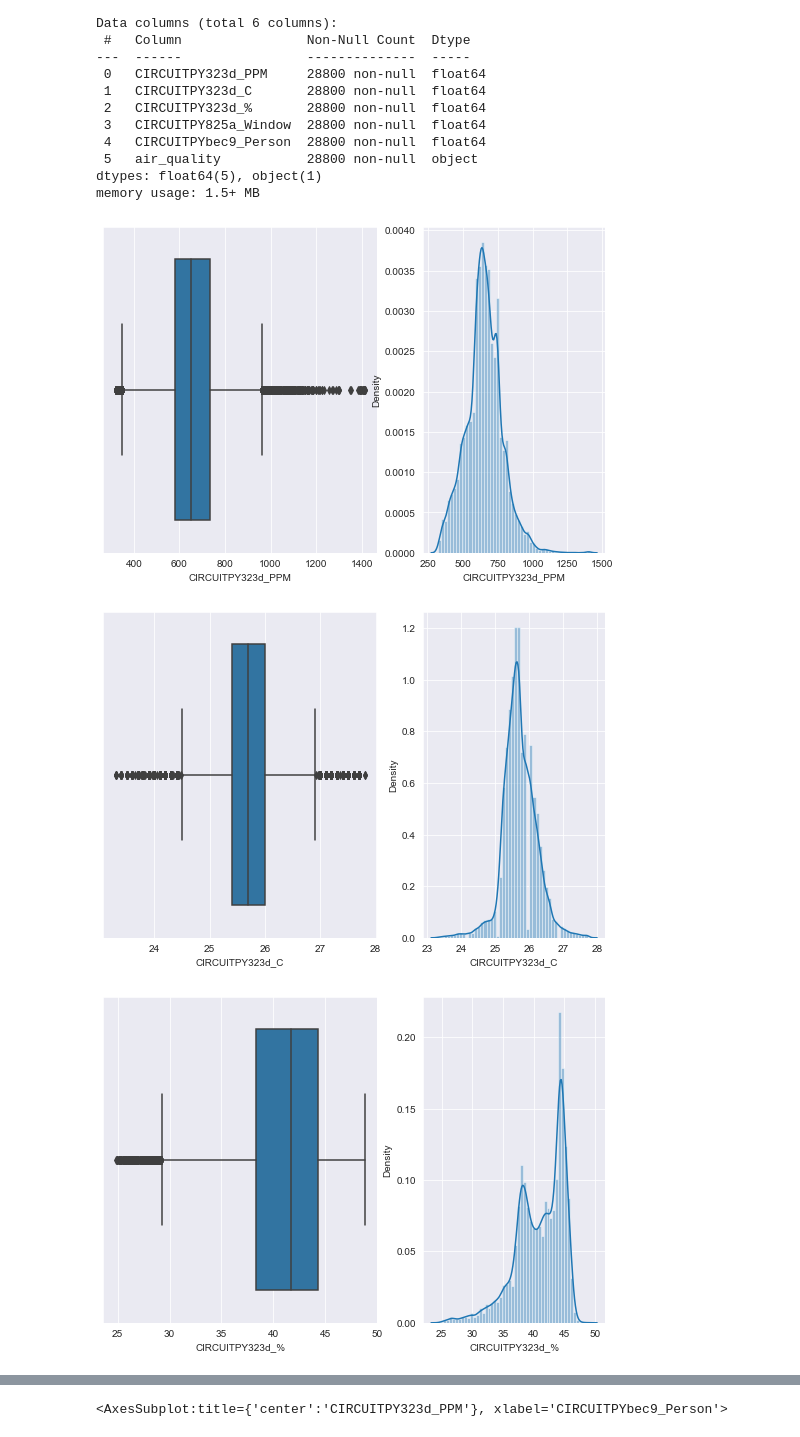
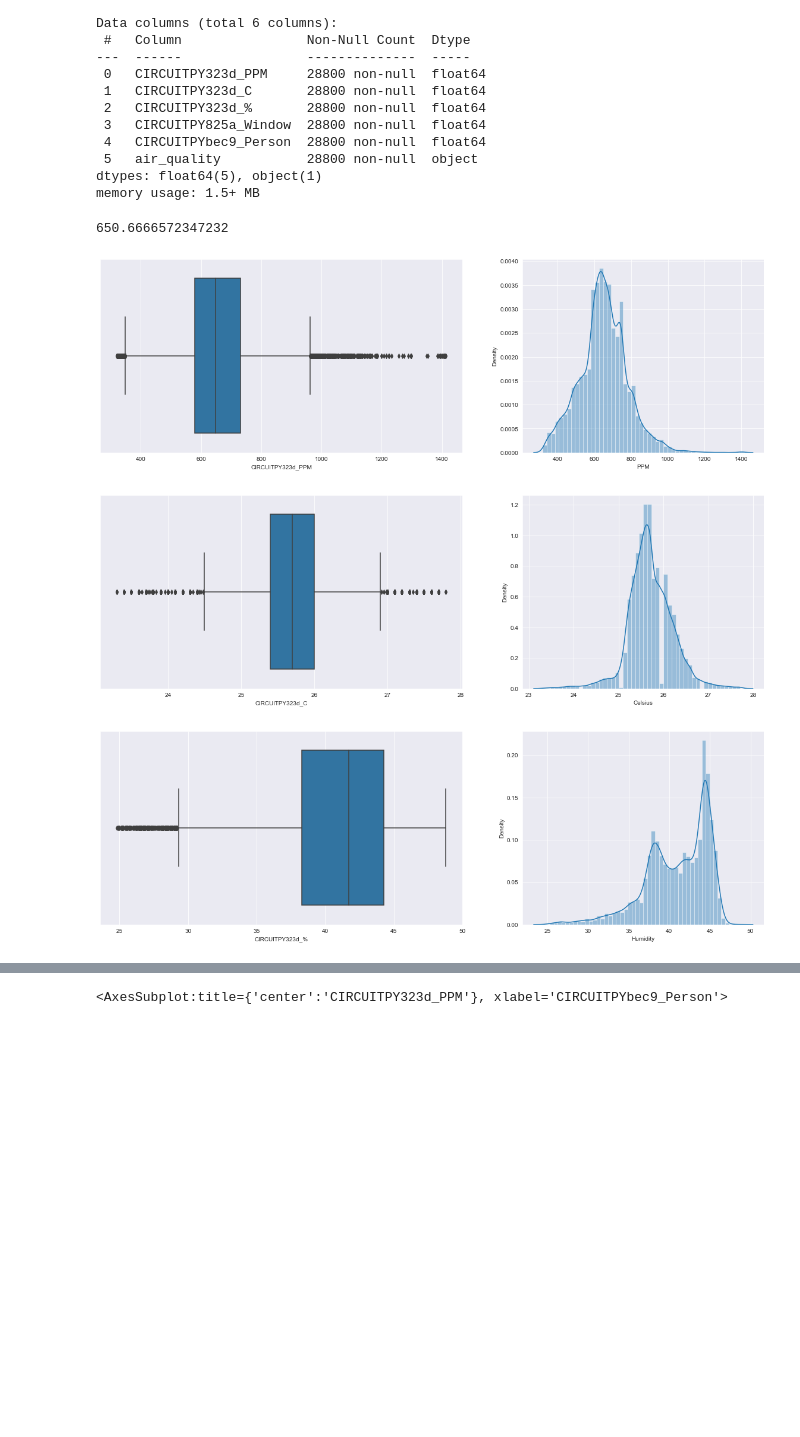
Before and after one commit to nicolarohner1337/smartclassroom, a Jupyter notebook: analyse/analyse.ipynb, the cells around one changed output, grey strips where cells are left out. Saved outputs shown, nothing was run; the diff lists cells and outputs as text; code cells hidden in the pictures; blank space fills up the shorter version.

```diff
--- a/analyse/analyse.ipynb
+++ b/analyse/analyse.ipynb
@@ -233,14 +228,18 @@ Data columns (total 6 columns):
  5   air_quality           28800 non-null  object
 dtypes: float64(5), object(1)
 memory usage: 1.5+ MB
+# %%
+df_timewindow_clean["CIRCUITPY323d_PPM"].mean()
+# %% [output]
+650.6666572347232
 # %%
 #detect outliers in PPM data
 #print boxlot
-utils.overview(df_timewindow_clean, "CIRCUITPY323d_PPM")
-utils.overview(df_timewindow_clean, "CIRCUITPY323d_C")
-utils.overview(df_timewindow_clean, "CIRCUITPY323d_%")
-utils.overview(df_timewindow_clean, "CIRCUITPYbec9_Person")
+utils.overview(df_timewindow_clean, "CIRCUITPY323d_PPM", "PPM")
+utils.overview(df_timewindow_clean, "CIRCUITPY323d_C", "Celsius")
+utils.overview(df_timewindow_clean, "CIRCUITPY323d_%", "Humidity")
+utils.overview(df_timewindow_clean, "CIRCUITPYbec9_Person", "Persons")
 # %% [output]
-[figure, old version]
+[figure, new version]
-[figure, old version]
+[figure, new version]
-[figure, old version]
+[figure, new version]
```
Also changed, not shown: parts of 4 cells of this notebook, 1 other file.
